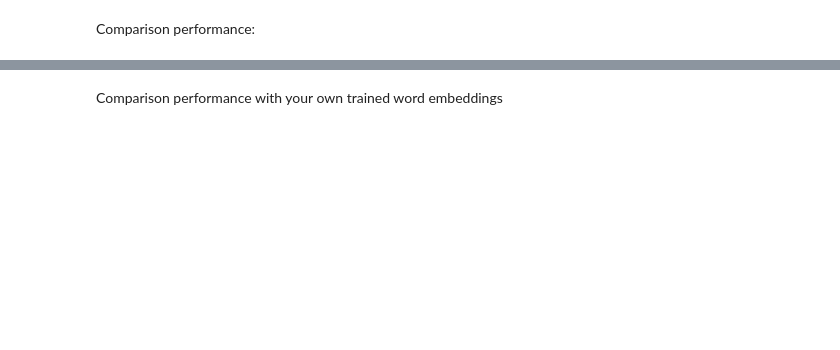
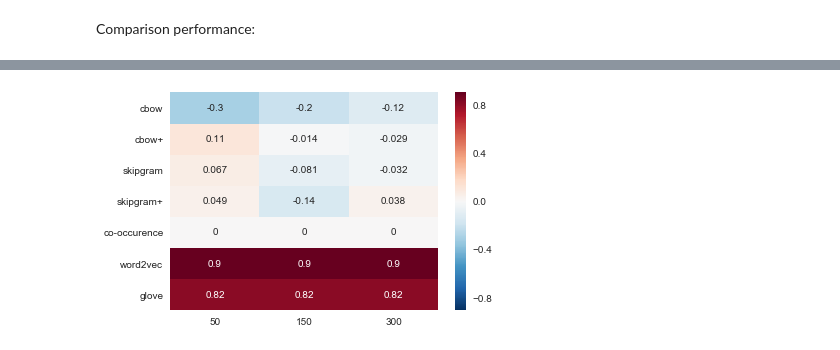
Before and after one commit to diederikw/DaphneDiederikTeam, a Jupyter notebook: Assignment 1.ipynb, the cells around one changed output, grey strips where cells are left out. Saved outputs shown, nothing was run; the diff lists cells and outputs as text; code cells hidden in the pictures; blank space fills up the shorter version.

```diff
--- a/Assignment 1.ipynb
+++ b/Assignment 1.ipynb
@@ -717,10 +796,11 @@ ValueError: not enough values to unpack (expected 2, got 0)
 # %%
 #load pretraind word embeddings of Glove
+import gensim
 
-path = "your path /glove.6B/glove.6B.300d_converted.txt"
+path = "glove.6B/glove.6B.300d.txt"
 
 #convert GloVe into word2vec format
 gensim.scripts.glove2word2vec.get_glove_info(path)
 gensim.scripts.glove2word2vec.glove2word2vec(path, "glove_converted.txt")
 
-glove = KeyedVectors.load_word2vec_format(path, binary=False)
+glove = KeyedVectors.load_word2vec_format("glove_converted.txt", binary=False)
@@ -729,2 +807,18 @@ glove = KeyedVectors.load_word2vec_format(path, binary=False)
-# %% [markdown]
-Comparison performance with your own trained word embeddings
+# %%
+# Add word2vec similarity to heatmap:
+
+v1 = glove[word1]
+v2 = glove[word2]
+v3 = glove[word3]
+v4 = glove[word4]
+
+distance = numpy_calculate_analogy(v1, v2, v3, v4)
+# %%
+# Add everything to the appropriate arrays
+mappingArray.append([distance, distance, distance])
+names.append("glove")
+# %%
+# Create a new heatmap
+ax = sns.heatmap(mappingArray, annot=True, yticklabels=names, xticklabels=sizes)
+# %% [output]
+[figure, added]
```
Also changed, not shown: parts of 20 cells of this notebook.
